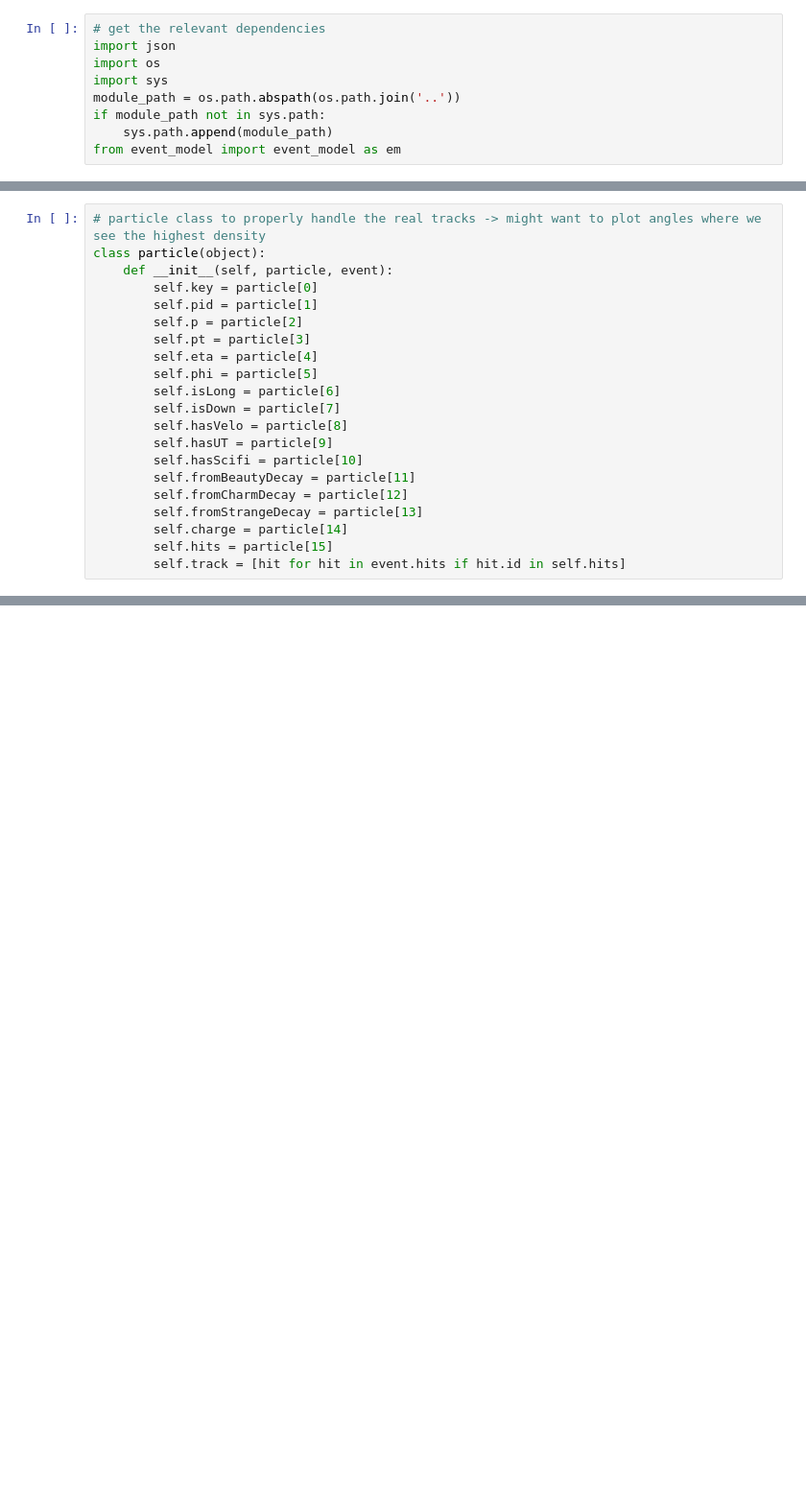
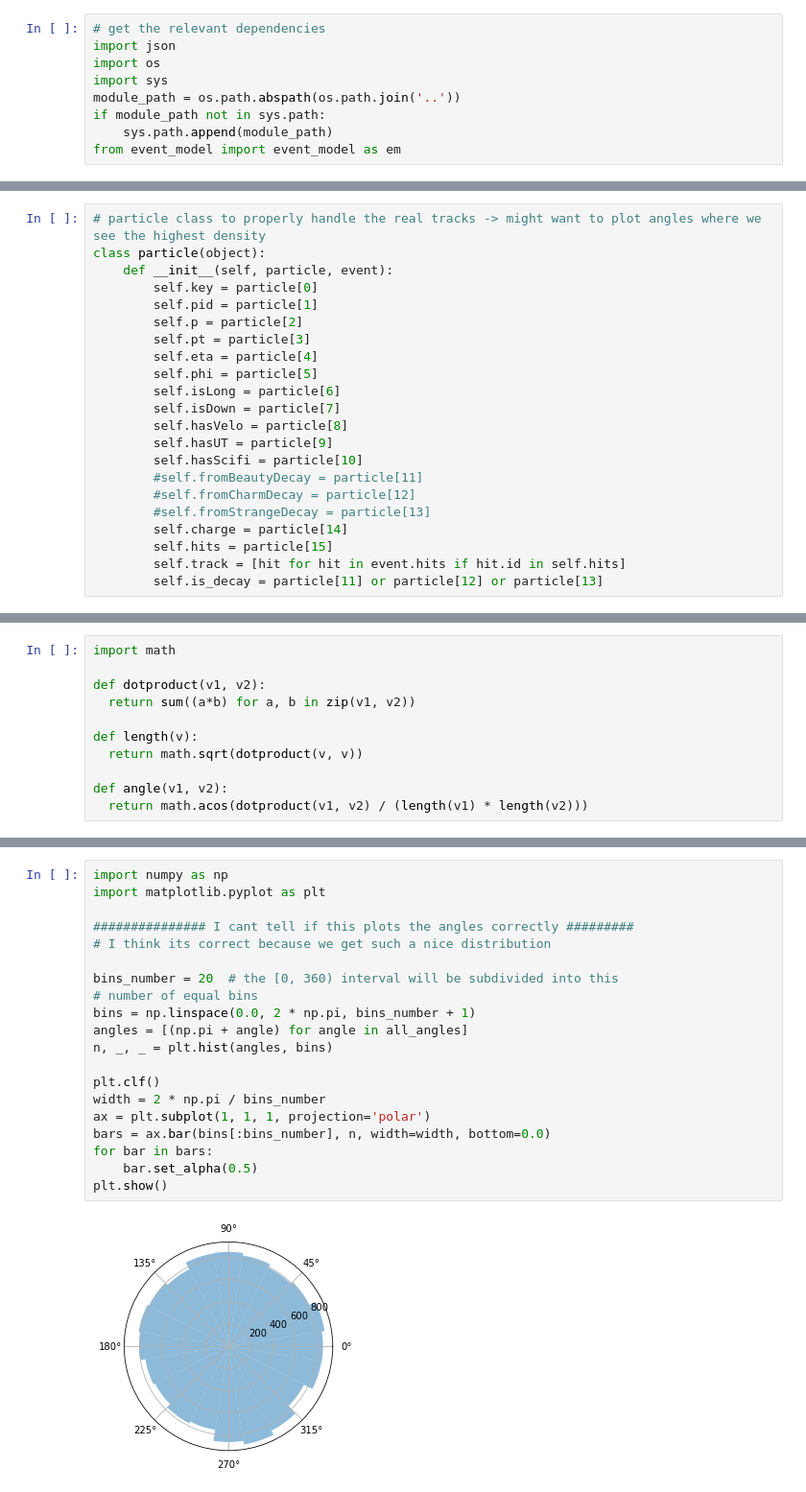
Before and after one commit to ctelloordonez/velopix_tracking-master, a Jupyter notebook: data_analysis/data_analysis.ipynb, the cells around one changed output, grey strips where cells are left out. Shown: that part at 96% size. Saved outputs shown, nothing was run; the diff lists cells and outputs as text; blank space fills up the shorter version.

```diff
--- a/data_analysis/data_analysis.ipynb
+++ b/data_analysis/data_analysis.ipynb
@@ -47,12 +59,13 @@ class particle(object):
         self.hasVelo = particle[8]
         self.hasUT = particle[9]
         self.hasScifi = particle[10]
-        self.fromBeautyDecay = particle[11]
-        self.fromCharmDecay = particle[12]
-        self.fromStrangeDecay = particle[13]
+        #self.fromBeautyDecay = particle[11]
+        #self.fromCharmDecay = particle[12]
+        #self.fromStrangeDecay = particle[13]
         self.charge = particle[14]
         self.hits = particle[15]
         self.track = [hit for hit in event.hits if hit.id in self.hits]
+        self.is_decay = particle[11] or particle[12] or particle[13]
 # %%
 #print(event.hits[6].id)
 # nice! id matches position in hitlist
@@ -95,0 +119,11 @@ AttributeError: module 'matplotlib.pyplot' has no attribute 'histogram'
+# %%
+import math
+
+def dotproduct(v1, v2):
+  return sum((a*b) for a, b in zip(v1, v2))
+
+def length(v):
+  return math.sqrt(dotproduct(v, v))
+
+def angle(v1, v2):
+  return math.acos(dotproduct(v1, v2) / (length(v1) * length(v2)))
@@ -95,0 +297,22 @@ AttributeError: module 'matplotlib.pyplot' has no attribute 'histogram'
+# %%
+import numpy as np
+import matplotlib.pyplot as plt
+
+############### I cant tell if this plots the angles correctly #########
+# I think its correct because we get such a nice distribution
+
+bins_number = 20  # the [0, 360) interval will be subdivided into this
+# number of equal bins
+bins = np.linspace(0.0, 2 * np.pi, bins_number + 1)
+angles = [(np.pi + angle) for angle in all_angles]
+n, _, _ = plt.hist(angles, bins)
+
+plt.clf()
+width = 2 * np.pi / bins_number
+ax = plt.subplot(1, 1, 1, projection='polar')
+bars = ax.bar(bins[:bins_number], n, width=width, bottom=0.0)
+for bar in bars:
+    bar.set_alpha(0.5)
+plt.show()
+# %% [output]
+[figure, added]
```
Also changed, not shown: parts of 14 cells of this notebook.
